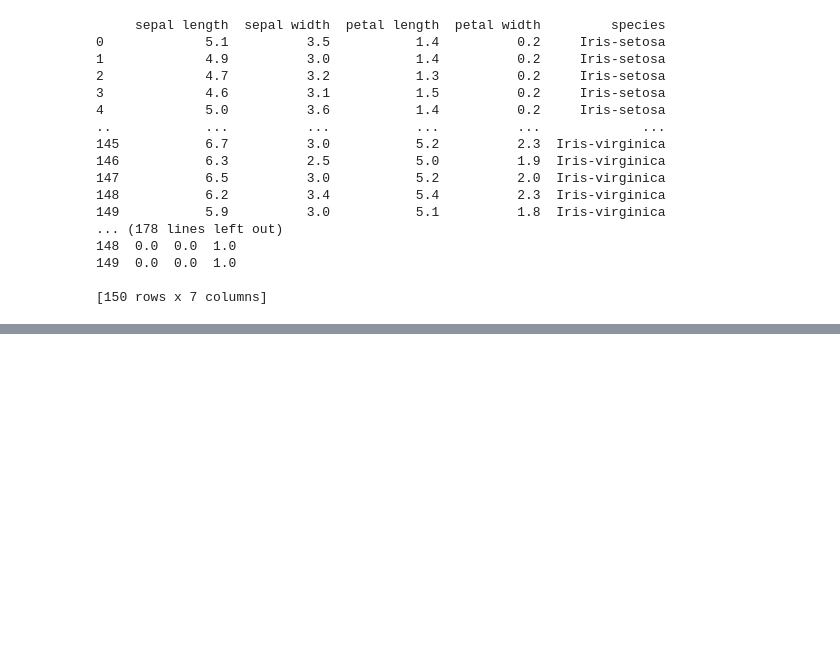
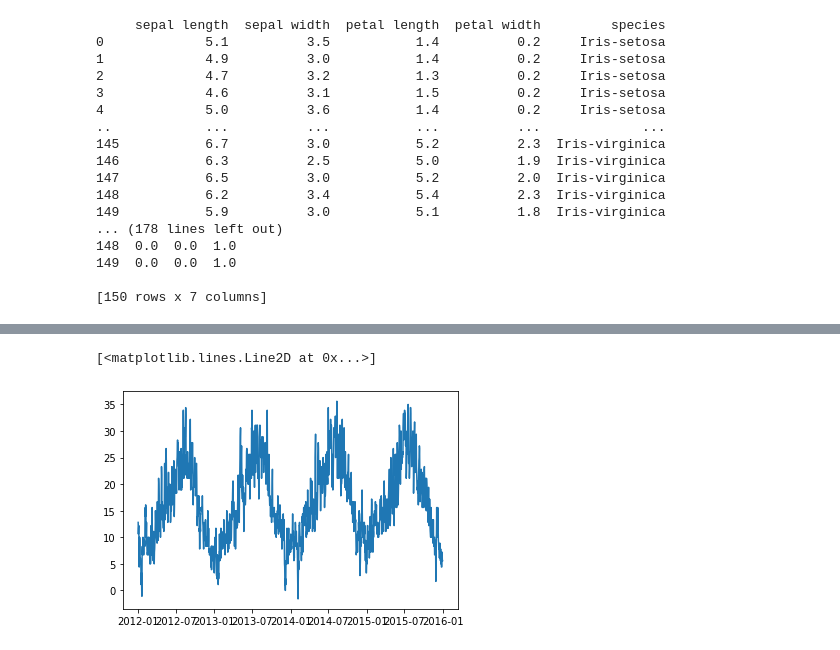
Before and after one commit to danm00nster/zaliczenie_IDW, a Jupyter notebook: Zaliczenie_IWD_Daniel_Kwiecinski.ipynb, the cells around one changed output, grey strips where cells are left out. Saved outputs shown, nothing was run; the diff lists cells and outputs as text; code cells hidden in the pictures; blank space fills up the shorter version.

```diff
--- a/Zaliczenie_IWD_Daniel_Kwiecinski.ipynb
+++ b/Zaliczenie_IWD_Daniel_Kwiecinski.ipynb
@@ -311,0 +334,5 @@ print(iris2_ohe)
+# %%
+import numpy as np
+import matplotlib.pyplot as plt
+weather=pd.read_csv('ML-datasets/weather.csv', parse_dates= True, index_col='date')
+print(weather )
@@ -311,0 +355,7 @@ print(iris2_ohe)
+# %%
+fig, ax=plt.subplots()
+ax.plot(weather.index, weather['temp_max'])
+plt.show()
+# %% [output]
+[<matplotlib.lines.Line2D at 0x...>]
+[figure, added]
```
Also changed, not shown: parts of 5 cells of this notebook.
